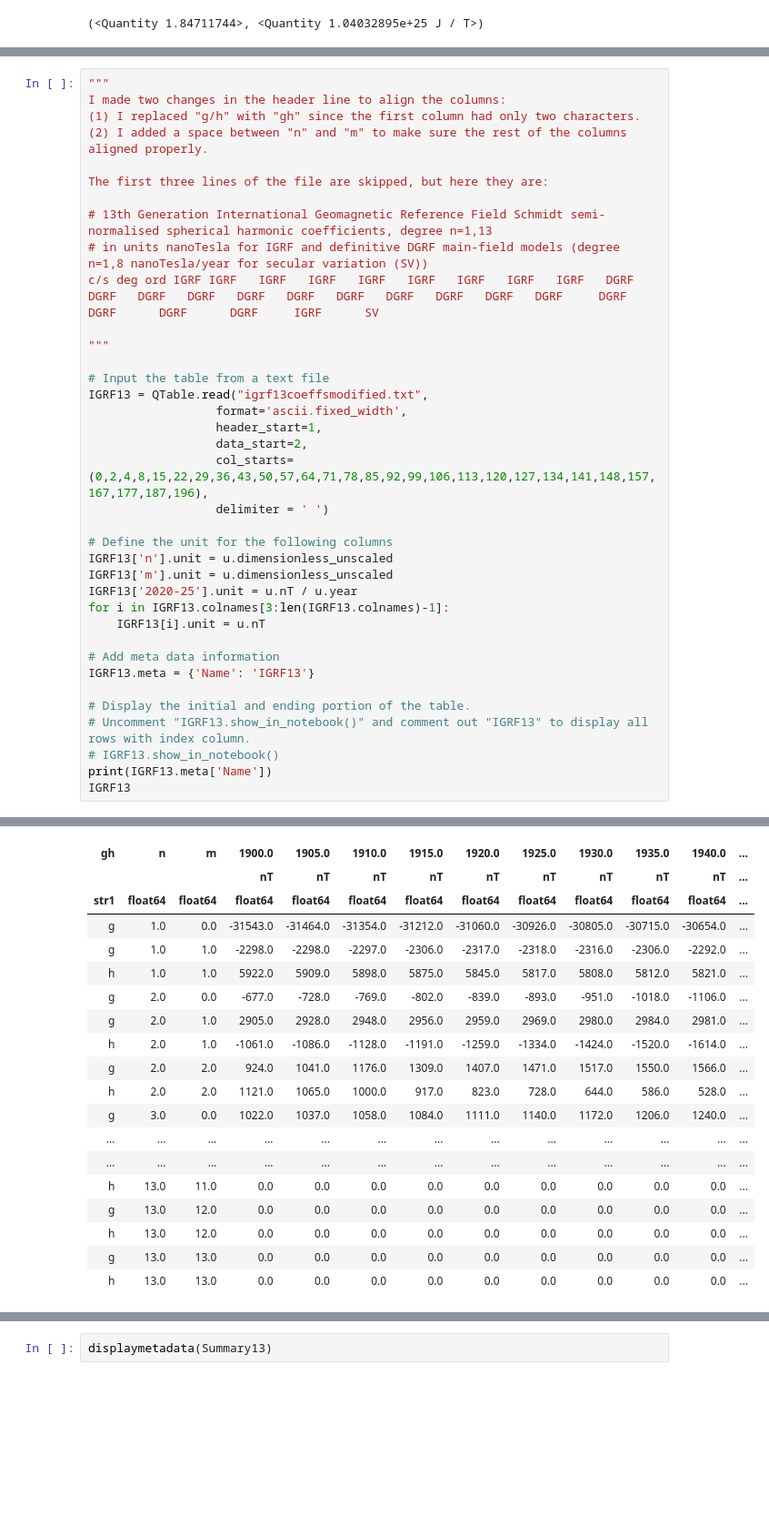
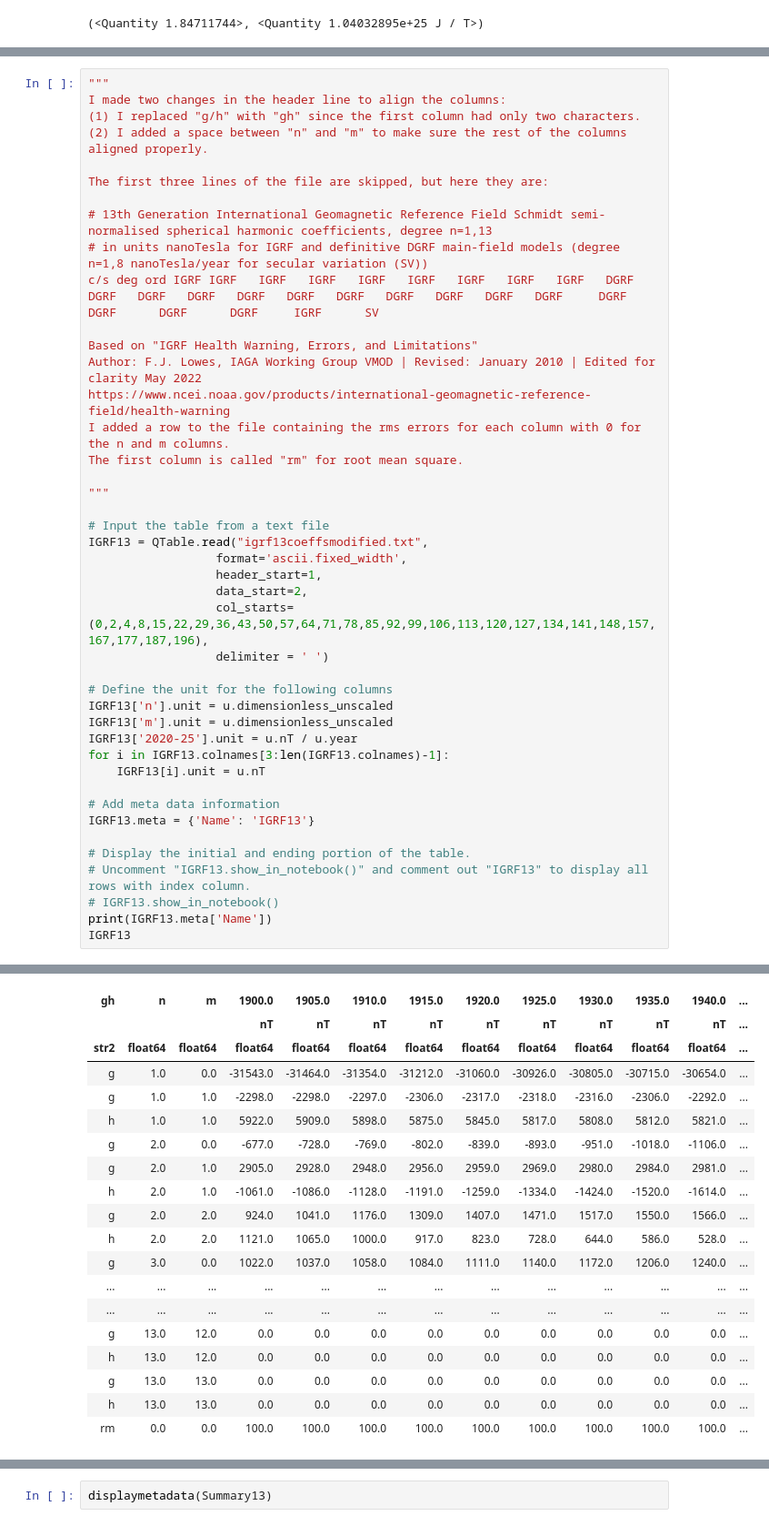
Before and after one commit to FrankHubeny/geomagnetism, a Jupyter notebook: geomagnetism.ipynb, the cells around one changed output, grey strips where cells are left out. Shown at 91% size. Cells and saved outputs as stored; diff of their text form; blank space fills up the shorter version.

```diff
--- a/geomagnetism.ipynb
+++ b/geomagnetism.ipynb
@@ -361,6 +411,12 @@ The first three lines of the file are skipped, but here they are:
 # 13th Generation International Geomagnetic Reference Field Schmidt semi-normalised spherical harmonic coefficients, degree n=1,13
 # in units nanoTesla for IGRF and definitive DGRF main-field models (degree n=1,8 nanoTesla/year for secular variation (SV))
 c/s deg ord IGRF IGRF   IGRF   IGRF   IGRF   IGRF   IGRF   IGRF   IGRF   DGRF   DGRF   DGRF   DGRF   DGRF   DGRF   DGRF   DGRF   DGRF   DGRF   DGRF     DGRF      DGRF      DGRF      DGRF     IGRF      SV
+
+Based on "IGRF Health Warning, Errors, and Limitations"
+Author: F.J. Lowes, IAGA Working Group VMOD | Revised: January 2010 | Edited for clarity May 2022
+https://www.ncei.noaa.gov/products/international-geomagnetic-reference-field/health-warning
+I added a row to the file containing the rms errors for each column with 0 for the n and m columns.
+The first column is called "rm" for root mean square.
 
 """
 
@@ -393,6 +449,6 @@ QTable length=195
 | gh | n | m | 1900.0 | 1905.0 | 1910.0 | 1915.0 | 1920.0 | 1925.0 | 1930.0 | 1935.0 | 1940.0 | ... |
 |  |  |  | nT | nT | nT | nT | nT | nT | nT | nT | nT | ... |
-| str1 | float64 | float64 | float64 | float64 | float64 | float64 | float64 | float64 | float64 | float64 | float64 | ... |
+| str2 | float64 | float64 | float64 | float64 | float64 | float64 | float64 | float64 | float64 | float64 | float64 | ... |
 | g | 1.0 | 0.0 | -31543.0 | -31464.0 | -31354.0 | -31212.0 | -31060.0 | -30926.0 | -30805.0 | -30715.0 | -30654.0 | ... |
 | g | 1.0 | 1.0 | -2298.0 | -2298.0 | -2297.0 | -2306.0 | -2317.0 | -2318.0 | -2316.0 | -2306.0 | -2292.0 | ... |
 | h | 1.0 | 1.0 | 5922.0 | 5909.0 | 5898.0 | 5875.0 | 5845.0 | 5817.0 | 5808.0 | 5812.0 | 5821.0 | ... |
@@ -404,8 +460,8 @@ QTable length=195
 | g | 3.0 | 0.0 | 1022.0 | 1037.0 | 1058.0 | 1084.0 | 1111.0 | 1140.0 | 1172.0 | 1206.0 | 1240.0 | ... |
 | ... | ... | ... | ... | ... | ... | ... | ... | ... | ... | ... | ... | ... |
 | ... | ... | ... | ... | ... | ... | ... | ... | ... | ... | ... | ... | ... |
-| h | 13.0 | 11.0 | 0.0 | 0.0 | 0.0 | 0.0 | 0.0 | 0.0 | 0.0 | 0.0 | 0.0 | ... |
 | g | 13.0 | 12.0 | 0.0 | 0.0 | 0.0 | 0.0 | 0.0 | 0.0 | 0.0 | 0.0 | 0.0 | ... |
 | h | 13.0 | 12.0 | 0.0 | 0.0 | 0.0 | 0.0 | 0.0 | 0.0 | 0.0 | 0.0 | 0.0 | ... |
 | g | 13.0 | 13.0 | 0.0 | 0.0 | 0.0 | 0.0 | 0.0 | 0.0 | 0.0 | 0.0 | 0.0 | ... |
 | h | 13.0 | 13.0 | 0.0 | 0.0 | 0.0 | 0.0 | 0.0 | 0.0 | 0.0 | 0.0 | 0.0 | ... |
+| rm | 0.0 | 0.0 | 100.0 | 100.0 | 100.0 | 100.0 | 100.0 | 100.0 | 100.0 | 100.0 | 100.0 | ... |
```
Also changed, not shown: parts of 26 cells of this notebook, 2 other files.
